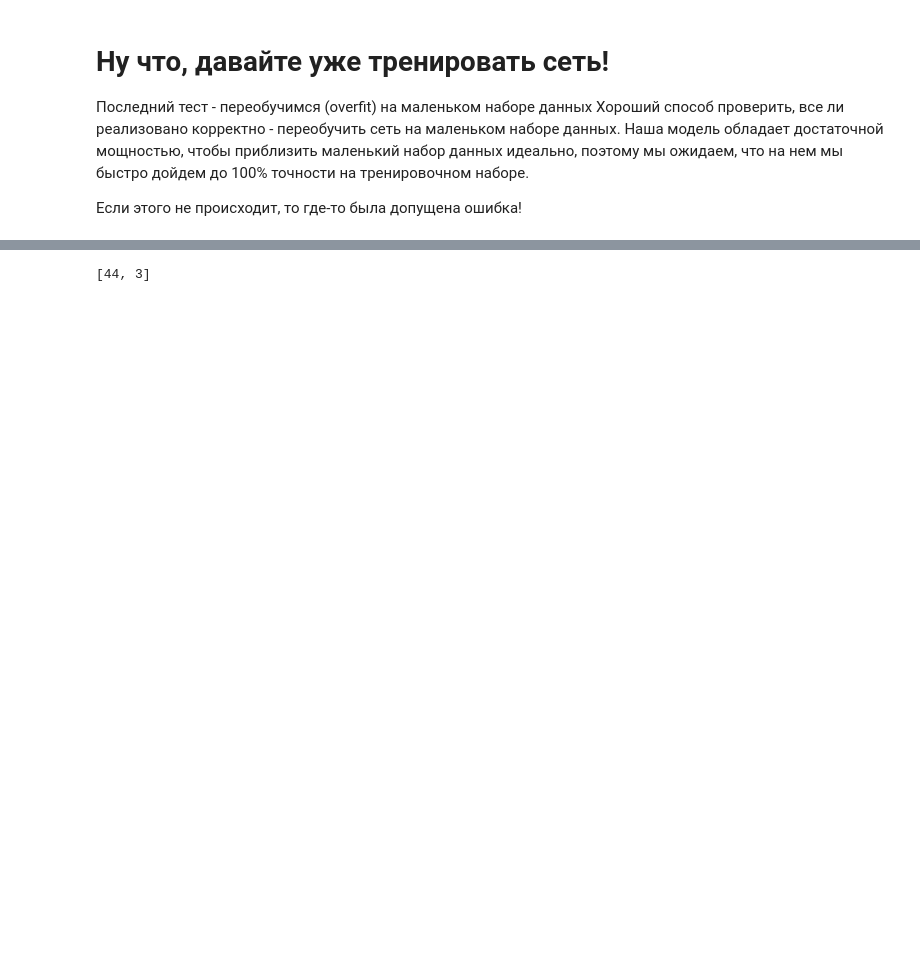
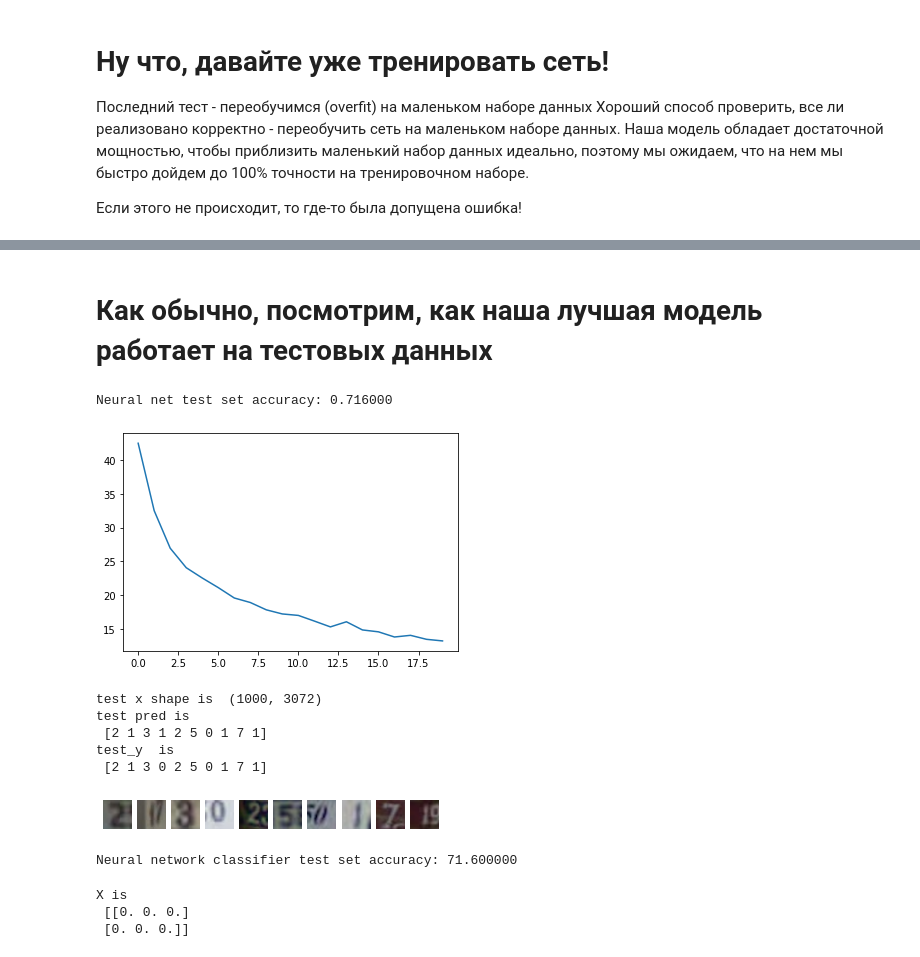
Before and after one commit to ArseniyKa/Mashine-Learning-Examples, a Jupyter notebook: NeuralNetwork.ipynb, the cells around one changed output, grey strips where cells are left out. Cells and saved outputs as stored; diff of their text form; code cells hidden in the pictures; blank space fills up the shorter version.

```diff
--- a/NeuralNetwork.ipynb
+++ b/NeuralNetwork.ipynb
@@ -391,8 +458,51 @@ Neural network classifier test set accuracy: 100.000000
+# %% [markdown]
+# Как обычно, посмотрим, как наша лучшая модель работает на тестовых данных
+# %%
+test_pred = model.predict(test_X)
+test_accuracy = multiclass_accuracy(test_pred, test_y)
+print('Neural net test set accuracy: %f' % (test_accuracy, ))
+
+plt.plot(loss_history)
+plt.show()
+
+number = 10
+print("test x shape is ", test_X.shape)
+test_pred = model.predict(test_X[:number])
+print("test pred is \n", test_pred)
+print("test_y  is \n", test_y[:number])
+
+for i in range(number):
+        plt.subplot(1, number, i+1)
+        image = old_test_X[i].astype(np.uint8)
+        plt.imshow(image)
+        plt.axis('off')
+
+plt.show()
+# print("test pred is \n", test_pred[:number])
+
+test_pred = model.predict(test_X)
+test_accuracy = multiclass_accuracy(test_pred, test_y)*100
+print('Neural network classifier test set accuracy: %f' % (test_accuracy, ))
+# %% [output]
+Neural net test set accuracy: 0.716000
+[figure, added]
+test x shape is  (1000, 3072)
+test pred is
+ [2 1 3 1 2 5 0 1 7 1]
+test_y  is
+ [2 1 3 0 2 5 0 1 7 1]
+[figure, added]
+Neural network classifier test set accuracy: 71.600000
 # %%
 
-# X = np.array([[1,-2,3],
-#               [-1, 2, 0.1]])
+X = np.array([[1,-2,3],
+              [-1, 2, 0.1]])
 
+X.fill(0)
+if X is None:
+    print("X is none")
+# X[1,2]= 1
+# all_zeros = not np.any(X)
 # Y = np.array([[1,3,3],
 #               [-1, 2, 0.1]])
 # # print(X*Y)
@@ -404,14 +514,18 @@ Neural network classifier test set accuracy: 100.000000
 # loss_lst = [np.sum(param**2) for param in mapa.values()]
 # loss =  sum(loss_lst)
 
-a = [2,3]
+np.random.seed(0)
+a =np.random.rand(3,2)
 b = a
-b[0] = 44
-print (a)
-# print("X is \n", X)
+# b[0] = 44
+# print (a)
+print("X is \n", X)
+# print(all_zeros)
 # print("mapa is \n", mapa)
 # # print("reg loss params is\n", reg_loss_params)
 # print("loss lst\n", loss_lst)
 # print("loss ", loss)
 # %% [output]
-[44, 3]
+X is
+ [[0. 0. 0.]
+ [0. 0. 0.]]
```
Also changed, not shown: parts of 9 cells of this notebook, 3 other files.
